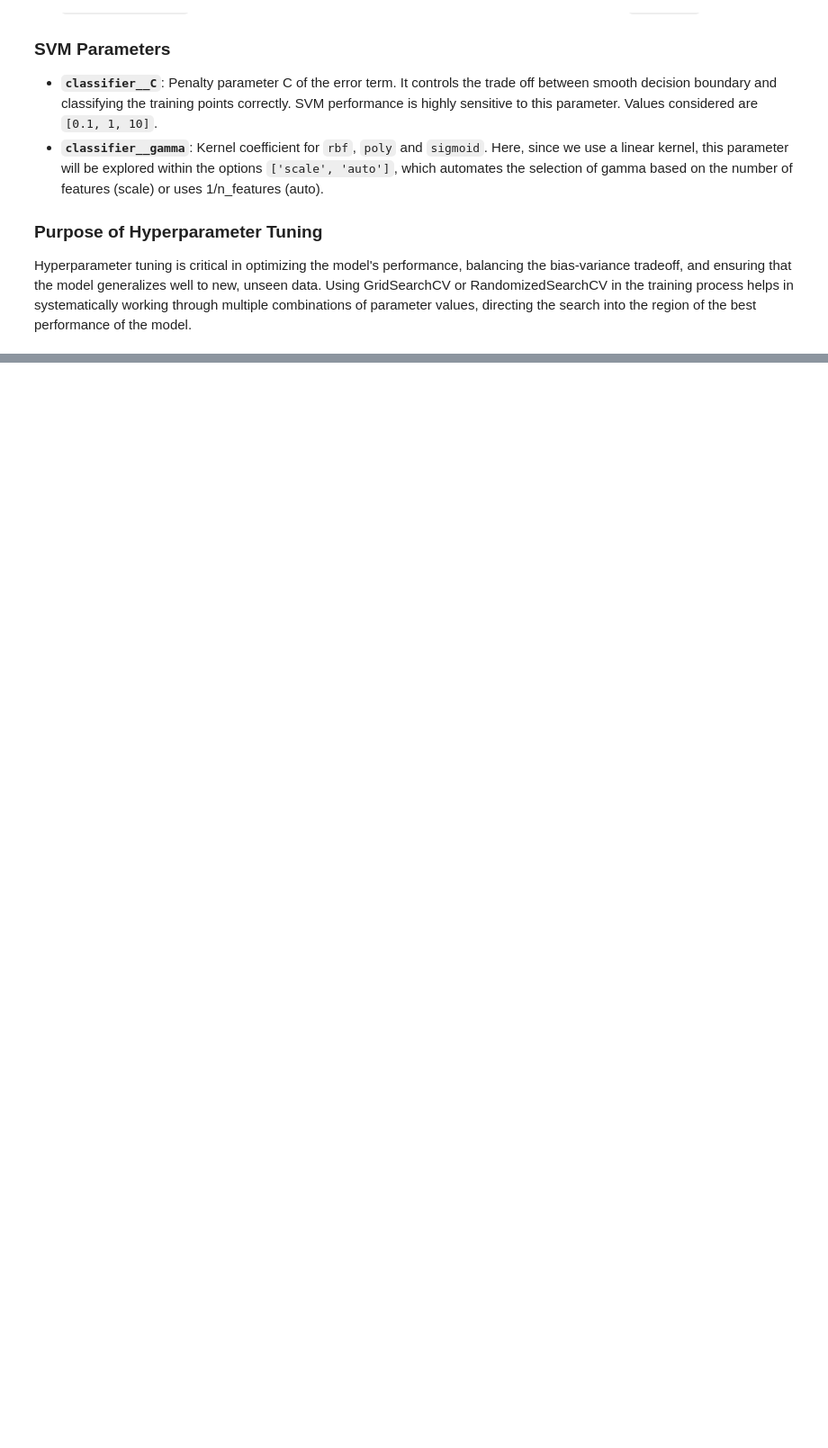
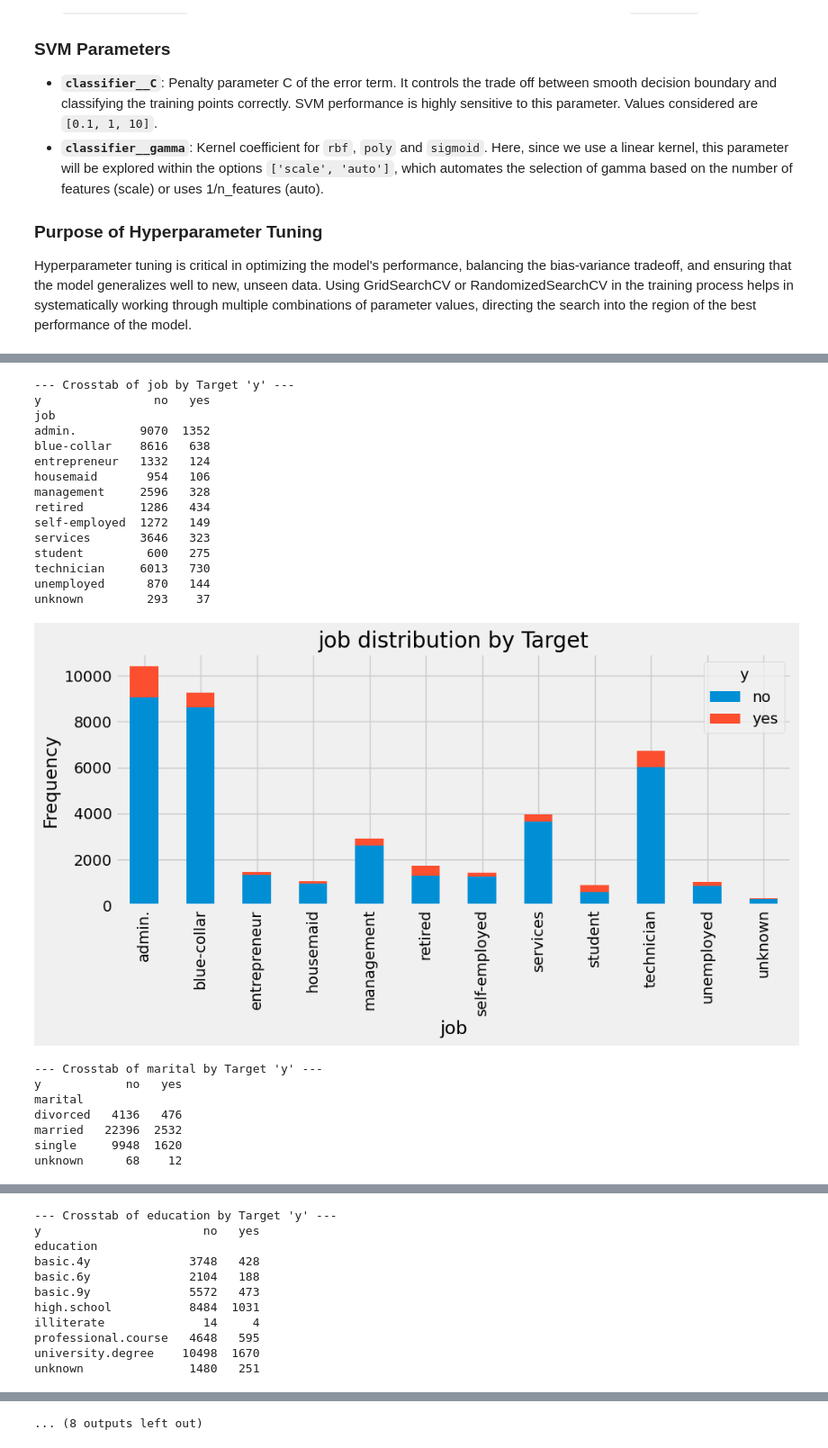
Before and after one commit to Shayawnn/TermDepositMLForecast, a Jupyter notebook: notebook/main.ipynb, the cells around one changed output, grey strips where cells are left out. Shown at 90% size. Cells and saved outputs as stored; diff of their text form; code cells hidden in the pictures; blank space fills up the shorter version.

```diff
--- a/notebook/main.ipynb
+++ b/notebook/main.ipynb
@@ -628,3 +737,27 @@ visualizer.plot_boxplots(bank_data)
 # %%
 # Visualizing distributions for categorical features
-visualizer.plot_categorical_distributions(bank_data)
+visualizer.plot_categorical_distributions(data)
+# %% [output]
+--- Crosstab of job by Target 'y' ---
+y                no   yes
+job
+admin.         9070  1352
+blue-collar    8616   638
+entrepreneur   1332   124
+housemaid       954   106
+management     2596   328
+retired        1286   434
+self-employed  1272   149
+services       3646   323
+student         600   275
+technician     6013   730
+unemployed      870   144
+unknown         293    37
+[figure, added]
+--- Crosstab of marital by Target 'y' ---
+y            no   yes
+marital
+divorced   4136   476
+married   22396  2532
+single     9948  1620
+unknown      68    12
@@ -630,0 +765,11 @@ visualizer.plot_categorical_distributions(bank_data)
+--- Crosstab of education by Target 'y' ---
+y                       no   yes
+education
+basic.4y              3748   428
+basic.6y              2104   188
+basic.9y              5572   473
+high.school           8484  1031
+illiterate              14     4
+professional.course   4648   595
+university.degree    10498  1670
+unknown               1480   251
@@ -630,0 +798 @@ visualizer.plot_categorical_distributions(bank_data)
+... (8 outputs left out)
```
Also changed, not shown: parts of 40 cells of this notebook.
